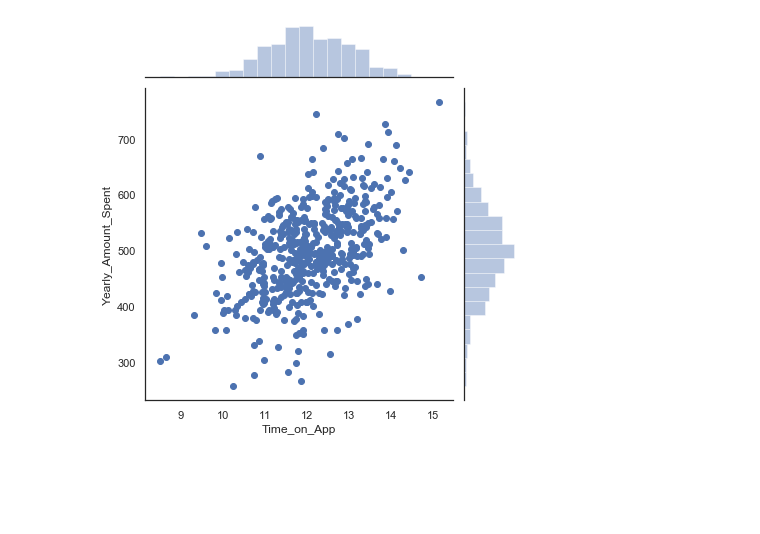
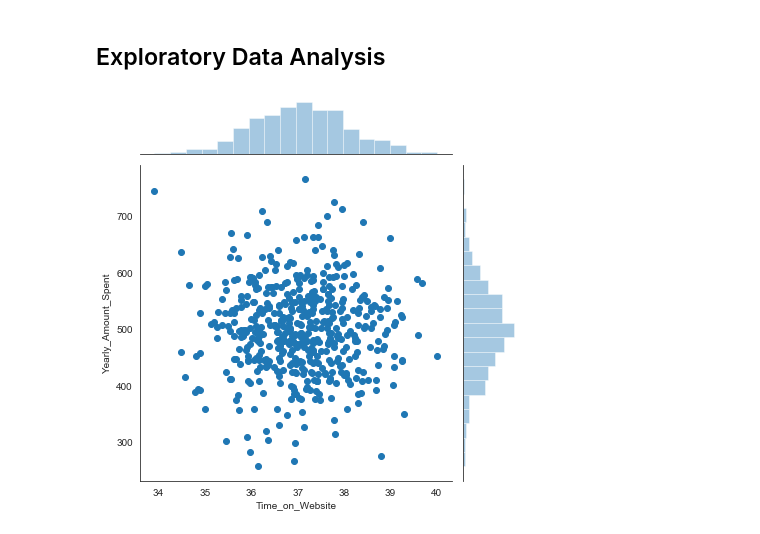
Before and after one commit to CodeInDna/Data-Science-Exercises, a Jupyter notebook: Practice_Exercises/FyntraFashions.ipynb, the cells around one changed output. Saved outputs shown, nothing was run; the diff lists cells and outputs as text; code cells hidden in the pictures; blank space fills up the shorter version.

```diff
--- a/Practice_Exercises/FyntraFashions.ipynb
+++ b/Practice_Exercises/FyntraFashions.ipynb
@@ -34,4 +38,8 @@ sns.jointplot(data=df, x='Time_on_Website', y='Yearly_Amount_Spent');
-# %%
-sns.jointplot(data=df, x='Time_on_App', y='Yearly_Amount_Spent');
-# %% [output]
-[figure, removed]
+# %% [markdown]
+## Exploratory Data Analysis
+# %%
+# jointplot between time spent on website and yearly amount spent
+sns.set_style('white')
+sns.jointplot('Time_on_Website', 'Yearly_Amount_Spent', data=df);
+# %% [output]
+[figure, added]
```
Also changed, not shown: parts of 38 cells of this notebook.
